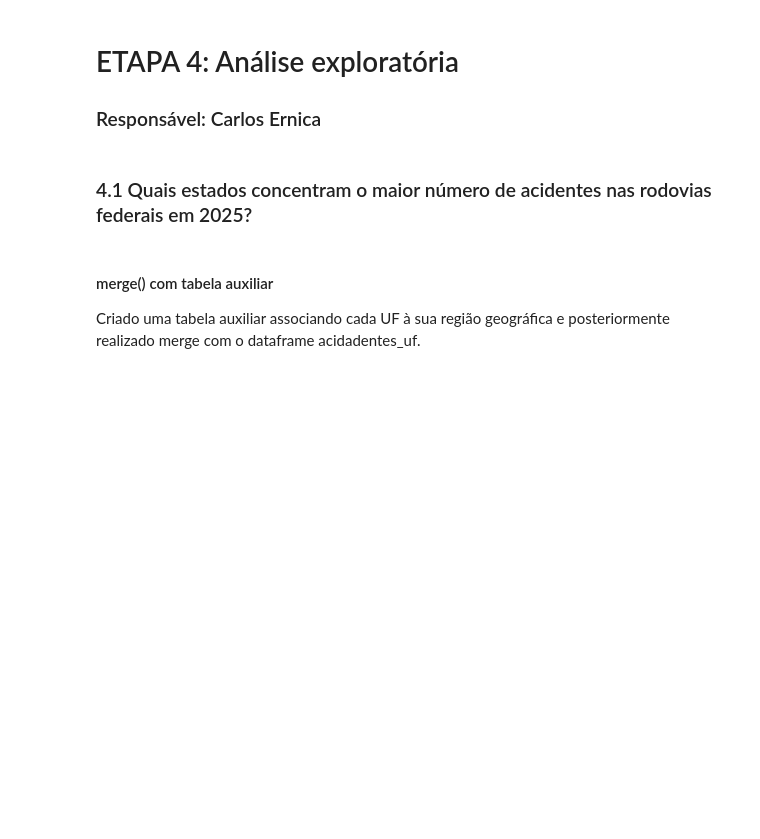
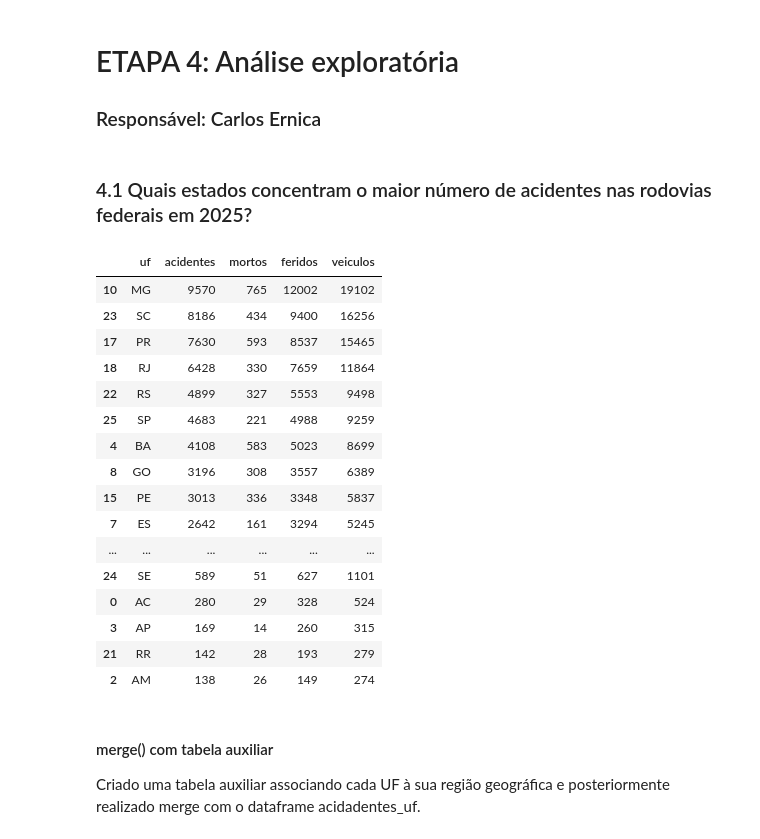
Before and after one commit to amalicef-sys/Projeto-Caixaverso-2026, a Jupyter notebook: analise/analise_acidentes_2025.ipynb, the cells around one changed output. Saved outputs shown, nothing was run; the diff lists cells and outputs as text; code cells hidden in the pictures; blank space fills up the shorter version.

```diff
--- a/analise/analise_acidentes_2025.ipynb
+++ b/analise/analise_acidentes_2025.ipynb
@@ -1009,22 +1665,43 @@ print ("Leitura do arquivo parquet realizada com sucesso")
 # %% [markdown]
 # ETAPA 4: Análise exploratória
 ### Responsável: Carlos Ernica
+# %%
+
+df = pd.read_parquet("../dados/acidentes_tratados.parquet")
 # %% [markdown]
 ### 4.1 Quais estados concentram o maior número de acidentes nas rodovias federais em 2025?
 # %%
 acidentes_uf = (
     df.groupby("uf")
       .agg(
           acidentes=("id", "count"),
           mortos=("mortos", "sum"),
           feridos=("feridos", "sum"),
           veiculos=("veiculos", "sum")
       )
       .reset_index()
       .sort_values("acidentes", ascending=False)
 )
 
-acidentes_uf.head(10)
+acidentes_uf.head(50)
+# %% [output]
+|  | uf | acidentes | mortos | feridos | veiculos |
+| 10 | MG | 9570 | 765 | 12002 | 19102 |
+| 23 | SC | 8186 | 434 | 9400 | 16256 |
+| 17 | PR | 7630 | 593 | 8537 | 15465 |
+| 18 | RJ | 6428 | 330 | 7659 | 11864 |
+| 22 | RS | 4899 | 327 | 5553 | 9498 |
+| 25 | SP | 4683 | 221 | 4988 | 9259 |
+| 4 | BA | 4108 | 583 | 5023 | 8699 |
+| 8 | GO | 3196 | 308 | 3557 | 6389 |
+| 15 | PE | 3013 | 336 | 3348 | 5837 |
+| 7 | ES | 2642 | 161 | 3294 | 5245 |
+| ... | ... | ... | ... | ... | ... |
+| 24 | SE | 589 | 51 | 627 | 1101 |
+| 0 | AC | 280 | 29 | 328 | 524 |
+| 3 | AP | 169 | 14 | 260 | 315 |
+| 21 | RR | 142 | 28 | 193 | 279 |
+| 2 | AM | 138 | 26 | 149 | 274 |
 # %% [markdown]
 #### merge() com tabela auxiliar
 
```
Also changed, not shown: parts of 88 cells of this notebook.
